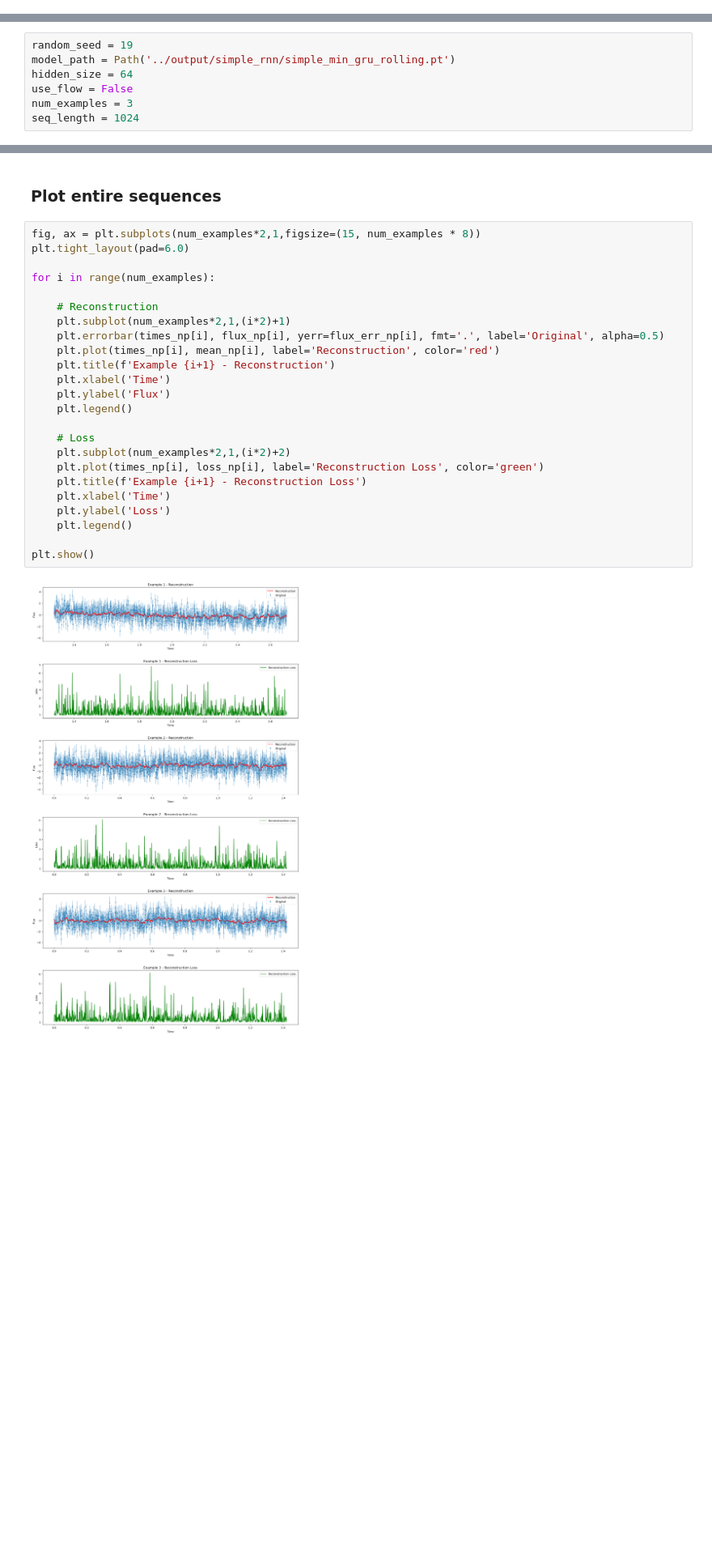
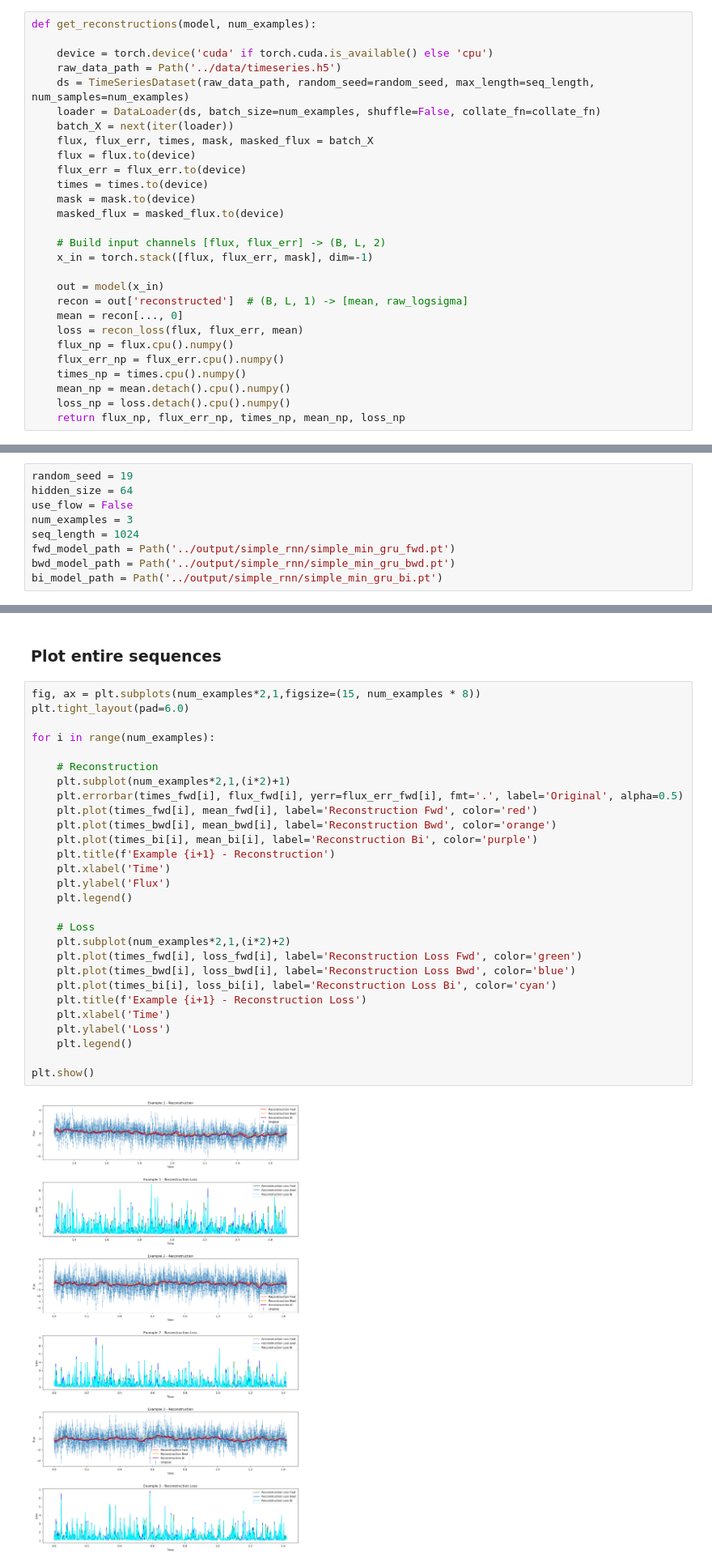
Before and after one commit to pvl19/lc-gen, a Jupyter notebook: notebooks/plot_reconstructions.ipynb, the cells around one changed output, grey strips where cells are left out. Shown at 81% size. Cells and saved outputs as stored; diff of their text form; blank space fills up the shorter version.

```diff
--- a/notebooks/plot_reconstructions.ipynb
+++ b/notebooks/plot_reconstructions.ipynb
@@ -20,12 +22,42 @@ from lcgen.train_simple_rnn import TimeSeriesDataset, collate_fn
+# %%
+def get_reconstructions(model, num_examples):
+
+    device = torch.device('cuda' if torch.cuda.is_available() else 'cpu')
+    raw_data_path = Path('../data/timeseries.h5')
+    ds = TimeSeriesDataset(raw_data_path, random_seed=random_seed, max_length=seq_length, num_samples=num_examples)
+    loader = DataLoader(ds, batch_size=num_examples, shuffle=False, collate_fn=collate_fn)
+    batch_X = next(iter(loader))
+    flux, flux_err, times, mask, masked_flux = batch_X
+    flux = flux.to(device)
+    flux_err = flux_err.to(device)
+    times = times.to(device)
+    mask = mask.to(device)
+    masked_flux = masked_flux.to(device)
+
+    # Build input channels [flux, flux_err] -> (B, L, 2)
+    x_in = torch.stack([flux, flux_err, mask], dim=-1)
+
+    out = model(x_in)
+    recon = out['reconstructed']  # (B, L, 1) -> [mean, raw_logsigma]
+    mean = recon[..., 0]
+    loss = recon_loss(flux, flux_err, mean)
+    flux_np = flux.cpu().numpy()
+    flux_err_np = flux_err.cpu().numpy()
+    times_np = times.cpu().numpy()
+    mean_np = mean.detach().cpu().numpy()
+    loss_np = loss.detach().cpu().numpy()
+    return flux_np, flux_err_np, times_np, mean_np, loss_np
 # %% [markdown]
 ### Setup
 # %%
 random_seed = 19
-model_path = Path('../output/simple_rnn/simple_min_gru_rolling.pt')
 hidden_size = 64
 use_flow = False
 num_examples = 3
 seq_length = 1024
+fwd_model_path = Path('../output/simple_rnn/simple_min_gru_fwd.pt')
+bwd_model_path = Path('../output/simple_rnn/simple_min_gru_bwd.pt')
+bi_model_path = Path('../output/simple_rnn/simple_min_gru_bi.pt')
 # %% [markdown]
 ### Munge data
 # %%
@@ -76,29 +91,33 @@ Truncated data to max_length=1024, kept 3/7911 samples.
 # %%
 fig, ax = plt.subplots(num_examples*2,1,figsize=(15, num_examples * 8))
 plt.tight_layout(pad=6.0)
 
 for i in range(num_examples):
 
     # Reconstruction
     plt.subplot(num_examples*2,1,(i*2)+1)
-    plt.errorbar(times_np[i], flux_np[i], yerr=flux_err_np[i], fmt='.', label='Original', alpha=0.5)
-    plt.plot(times_np[i], mean_np[i], label='Reconstruction', color='red')
+    plt.errorbar(times_fwd[i], flux_fwd[i], yerr=flux_err_fwd[i], fmt='.', label='Original', alpha=0.5)
+    plt.plot(times_fwd[i], mean_fwd[i], label='Reconstruction Fwd', color='red')
+    plt.plot(times_bwd[i], mean_bwd[i], label='Reconstruction Bwd', color='orange')
+    plt.plot(times_bi[i], mean_bi[i], label='Reconstruction Bi', color='purple')
     plt.title(f'Example {i+1} - Reconstruction')
     plt.xlabel('Time')
     plt.ylabel('Flux')
     plt.legend()
 
     # Loss
     plt.subplot(num_examples*2,1,(i*2)+2)
-    plt.plot(times_np[i], loss_np[i], label='Reconstruction Loss', color='green')
+    plt.plot(times_fwd[i], loss_fwd[i], label='Reconstruction Loss Fwd', color='green')
+    plt.plot(times_bwd[i], loss_bwd[i], label='Reconstruction Loss Bwd', color='blue')
+    plt.plot(times_bi[i], loss_bi[i], label='Reconstruction Loss Bi', color='cyan')
     plt.title(f'Example {i+1} - Reconstruction Loss')
     plt.xlabel('Time')
     plt.ylabel('Loss')
     plt.legend()
 
 plt.show()
 # %% [output]
-[figure, old version]
+[figure, new version]
 # %% [markdown]
 ### Plot subsequences
 # %%
```
Also changed, not shown: parts of 4 cells of this notebook, 13 other files.
